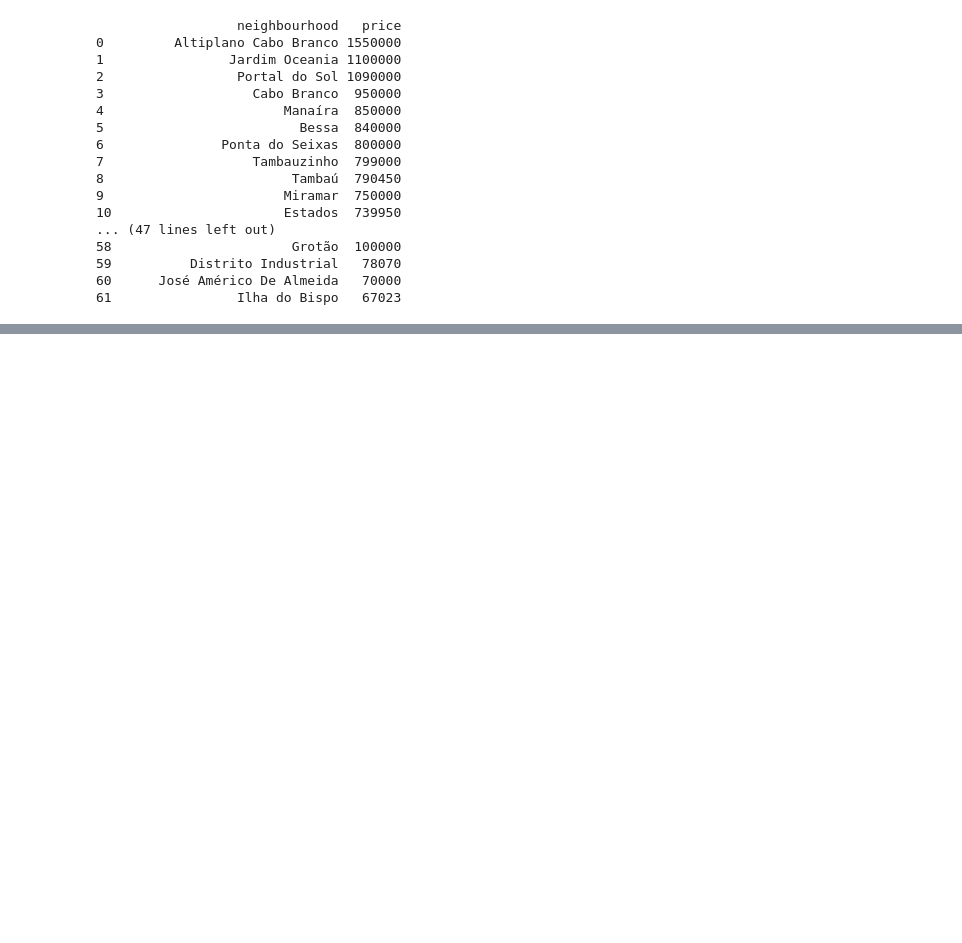
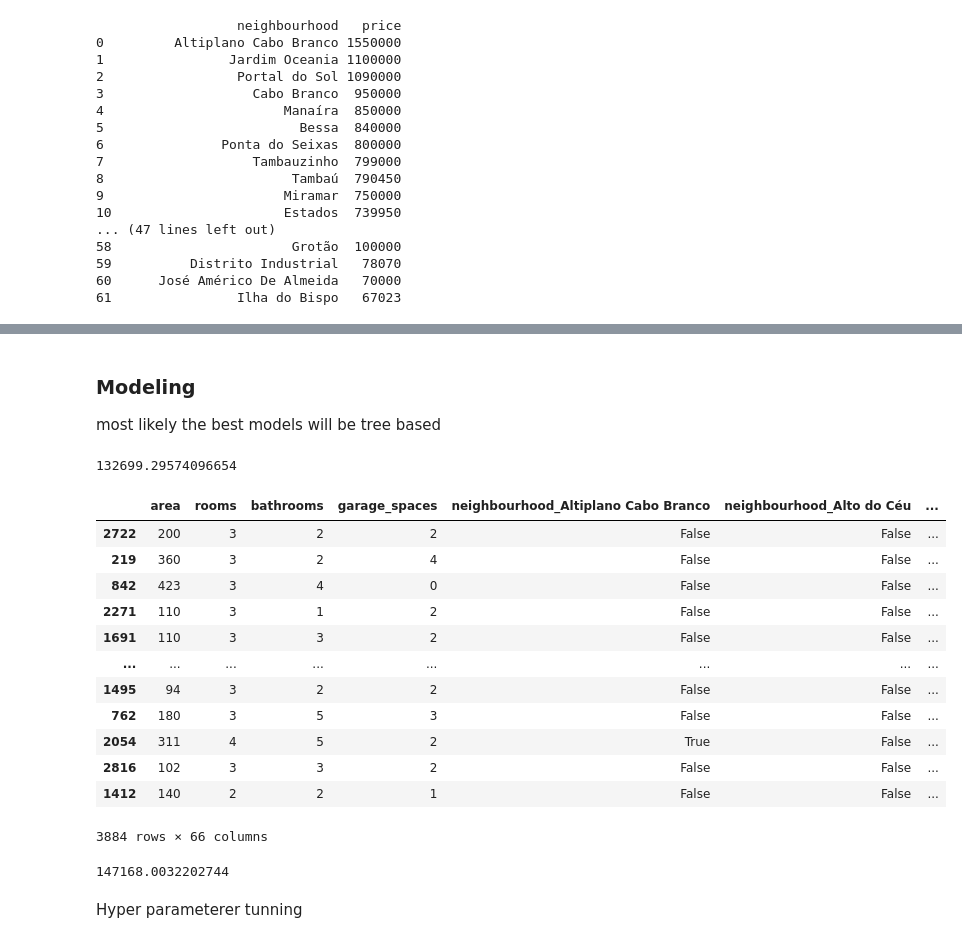
Before and after one commit to flaviowh/ML, a Jupyter notebook: regression/real_world/jampa_housing_2024.ipynb, the cells around one changed output, grey strips where cells are left out. Saved outputs shown, nothing was run; the diff lists cells and outputs as text; code cells hidden in the pictures; blank space fills up the shorter version.

```diff
--- a/regression/real_world/jampa_housing_2024.ipynb
+++ b/regression/real_world/jampa_housing_2024.ipynb
@@ -248,0 +325,8 @@ This could mean developers are trying to sell new units in enclosed communities
+# %%
+# selecting the features is simpler now
+features = data[["area", "neighbourhood", "rooms", "bathrooms", "garage_spaces", "category" ]]
+# one hot encoding
+X = pd.get_dummies(features, drop_first=True)
+y = data.price
+x_train, x_test, y_train, y_test = train_test_split(X, y, train_size= 0.95)
+x_train.head()
@@ -248,0 +341,36 @@ This could mean developers are trying to sell new units in enclosed communities
+# %% [markdown]
+### Modeling
+
+most likely the best models will be tree based
+# %%
+rf = RandomForestRegressor(n_estimators=150, random_state=RANDOM_SEED, max_features=3)
+rf.fit(x_train, y_train)
+rf_preds = rf.predict(x_test)
+mean_absolute_error(y_test, rf_preds)
+# %% [output]
+132699.29574096654
+# %%
+x_train
+# %% [output]
+|  | area | rooms | bathrooms | garage_spaces | neighbourhood_Altiplano Cabo Branco | neighbourhood_Alto do Céu | ... |
+| 2722 | 200 | 3 | 2 | 2 | False | False | ... |
+| 219 | 360 | 3 | 2 | 4 | False | False | ... |
+| 842 | 423 | 3 | 4 | 0 | False | False | ... |
+| 2271 | 110 | 3 | 1 | 2 | False | False | ... |
+| 1691 | 110 | 3 | 3 | 2 | False | False | ... |
+| ... | ... | ... | ... | ... | ... | ... | ... |
+| 1495 | 94 | 3 | 2 | 2 | False | False | ... |
+| 762 | 180 | 3 | 5 | 3 | False | False | ... |
+| 2054 | 311 | 4 | 5 | 2 | True | False | ... |
+| 2816 | 102 | 3 | 3 | 2 | False | False | ... |
+| 1412 | 140 | 2 | 2 | 1 | False | False | ... |
+3884 rows × 66 columns
+# %%
+xgb0 = XGBRegressor(n_estimators=200, learning_rate=0.5, random_state=RANDOM_SEED)
+xgb0.fit(x_train, y_train)
+xgb_preds = xgb0.predict(x_test)
+mean_absolute_error(y_test, xgb_preds)
+# %% [output]
+147168.0032202744
+# %% [markdown]
+Hyper parameterer tunning
```
Also changed, not shown: parts of 28 cells of this notebook.
